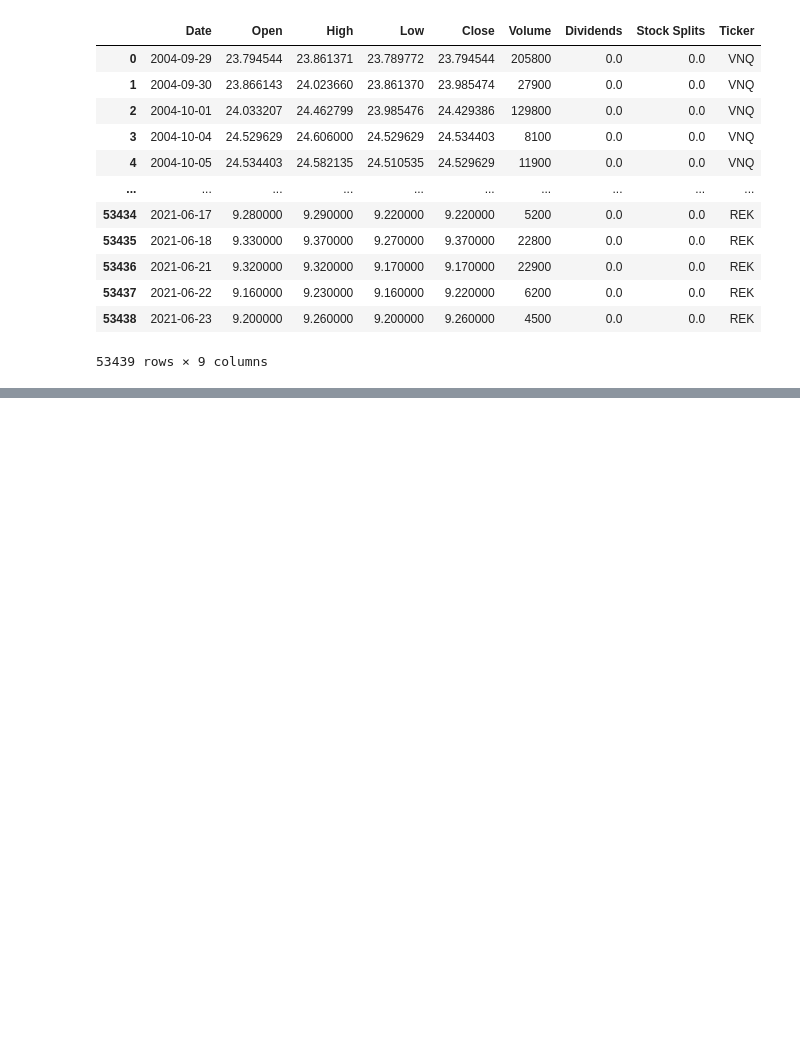
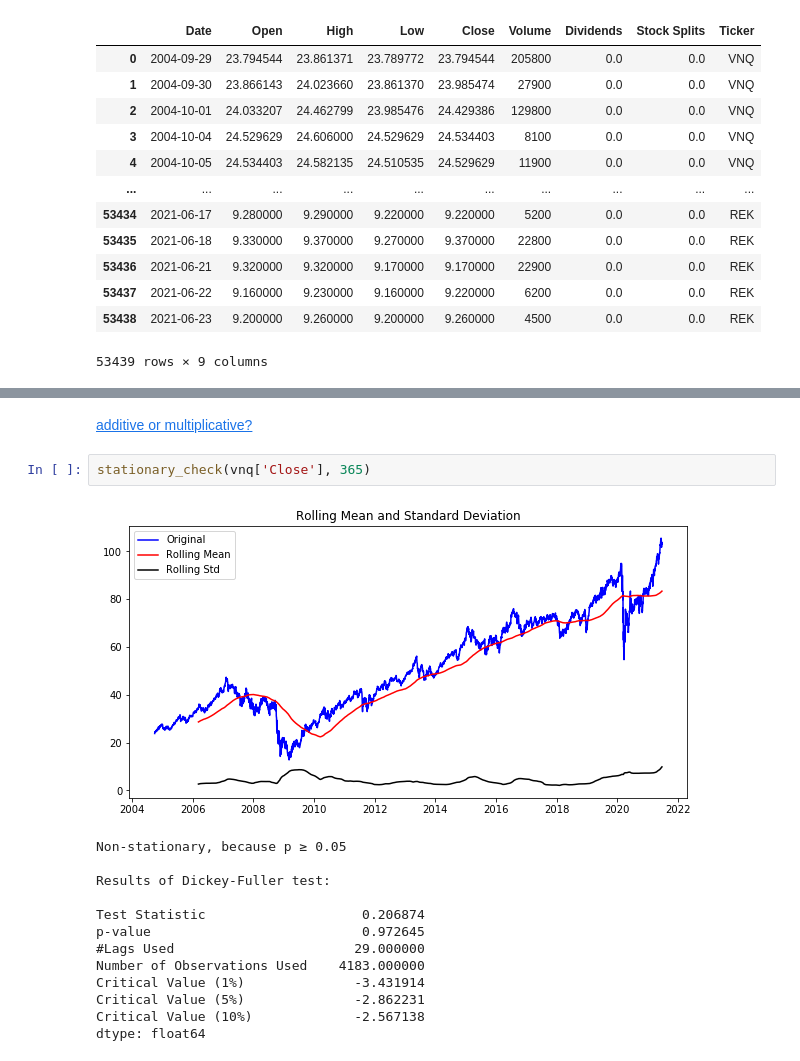
Before and after one commit to jingyunw/Capstone_Project, a Jupyter notebook: ARIMA.ipynb, the cells around one changed output, grey strips where cells are left out. Cells and saved outputs as stored; diff of their text form; blank space fills up the shorter version.

```diff
--- a/ARIMA.ipynb
+++ b/ARIMA.ipynb
@@ -25,0 +234,18 @@ data['Ticker'].nunique()
+# %% [markdown]
+[additive or multiplicative?](https://alkaline-ml.com/pmdarima/modules/generated/pmdarima.arima.decompose.html)
+# %%
+stationary_check(vnq['Close'], 365)
+# %% [output]
+[figure, added]
+Non-stationary, because p ≥ 0.05
+
+Results of Dickey-Fuller test:
+
+Test Statistic                    0.206874
+p-value                           0.972645
+#Lags Used                       29.000000
+Number of Observations Used    4183.000000
+Critical Value (1%)              -3.431914
+Critical Value (5%)              -2.862231
+Critical Value (10%)             -2.567138
+dtype: float64
```
Also changed, not shown: parts of 29 cells of this notebook, 2 other files.
